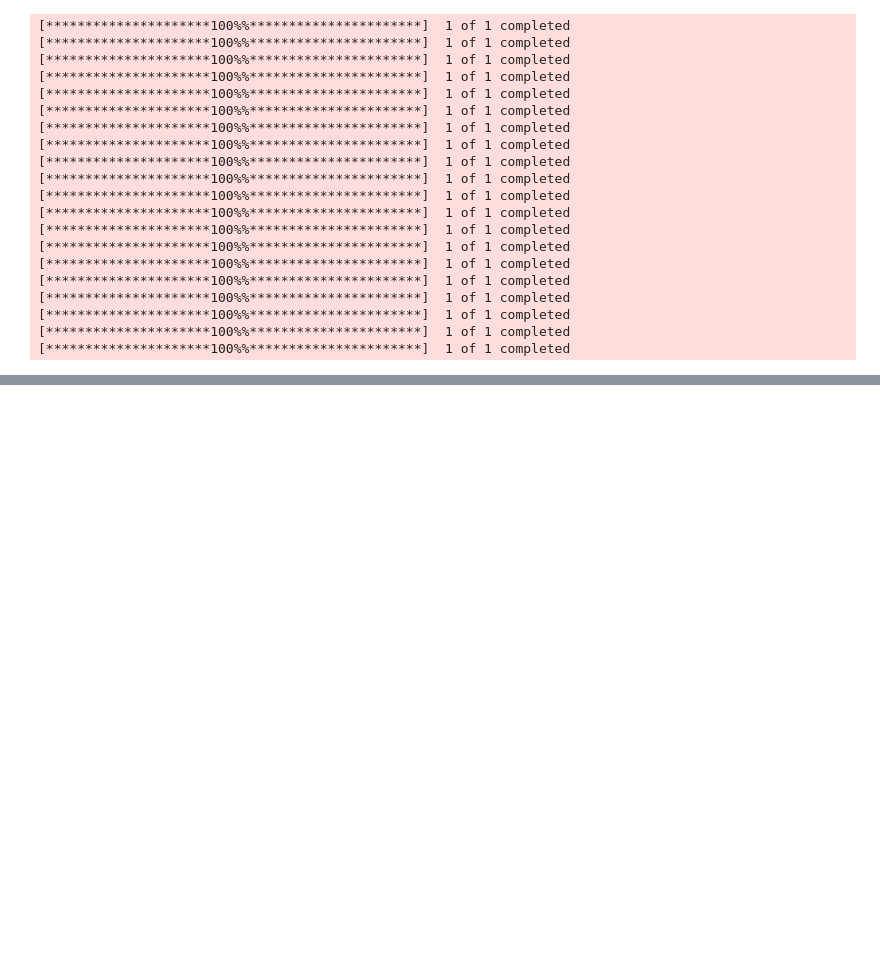
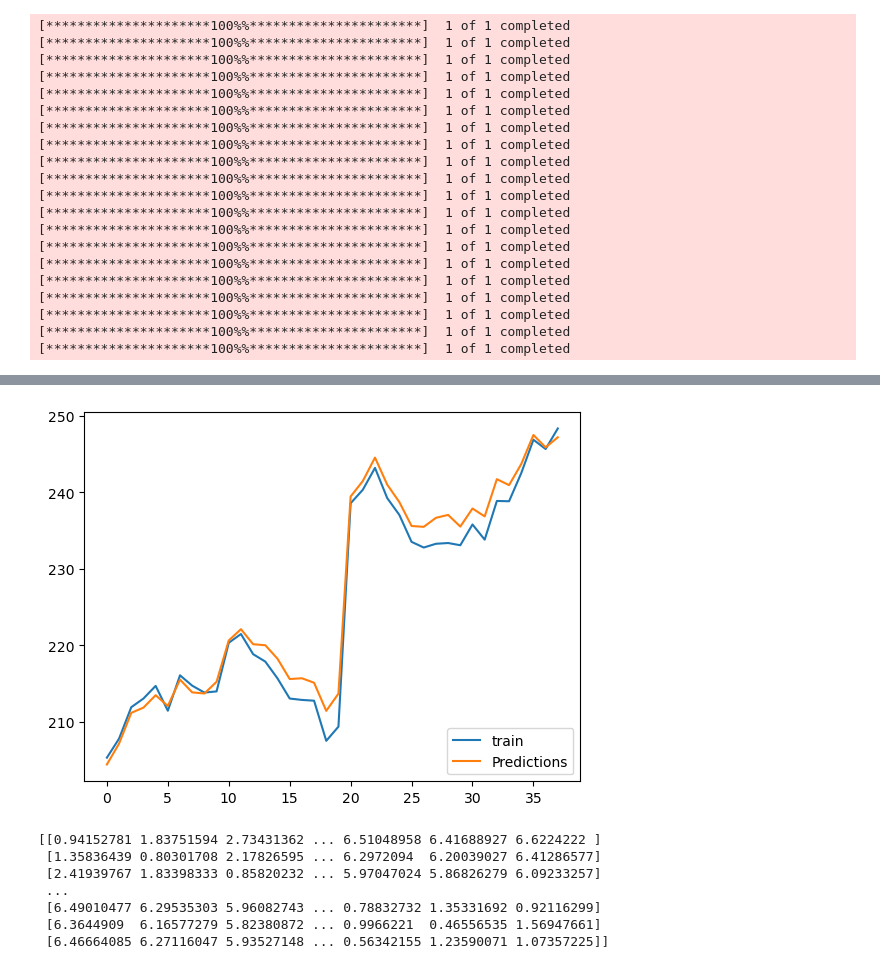
Before and after one commit to csci595-research-lit-spring-2024/595-class-project-spring-2024-Sridhar29Ch, a Jupyter notebook: notebooks/trans_10min.ipynb, the cells around one changed output, grey strips where cells are left out. Saved outputs shown, nothing was run; the diff lists cells and outputs as text; code cells hidden in the pictures; blank space fills up the shorter version.

```diff
--- a/notebooks/trans_10min.ipynb
+++ b/notebooks/trans_10min.ipynb
@@ -172,0 +1002,3 @@ df_app
+# %%
+    datax = pd.DataFrame(data)
+    datax
@@ -172,0 +1062,4 @@ df_app
+# %%
+    valid = pd.DataFrame(final_pred,columns=['predictions'])
+# %%
+    valid['close app'] = np.array(datax[0:len(final_pred)])
@@ -172,0 +1086,17 @@ df_app
+# %%
+    plt.figure()
+    plt.plot(datax['Close'][0:len(final_pred)].values)
+    plt.plot(valid[['predictions']])
+    plt.legend(['train', 'Predictions'], loc='lower right')
+    plt.show()
+    error_main = np.sqrt(np.abs(datax['Close'][0:len(final_pred)].values -valid[['predictions']].values))
+    print(error_main)
+# %% [output]
+[figure, added]
+[[0.94152781 1.83751594 2.73431362 ... 6.51048958 6.41688927 6.6224222 ]
+ [1.35836439 0.80301708 2.17826595 ... 6.2972094  6.20039027 6.41286577]
+ [2.41939767 1.83398333 0.85820232 ... 5.97047024 5.86826279 6.09233257]
+ ...
+ [6.49010477 6.29535303 5.96082743 ... 0.78832732 1.35331692 0.92116299]
+ [6.3644909  6.16577279 5.82380872 ... 0.9966221  0.46556535 1.56947661]
+ [6.46664085 6.27116047 5.93527148 ... 0.56342155 1.23590071 1.07357225]]
```
Also changed, not shown: parts of 92 cells of this notebook, 2 other files.
